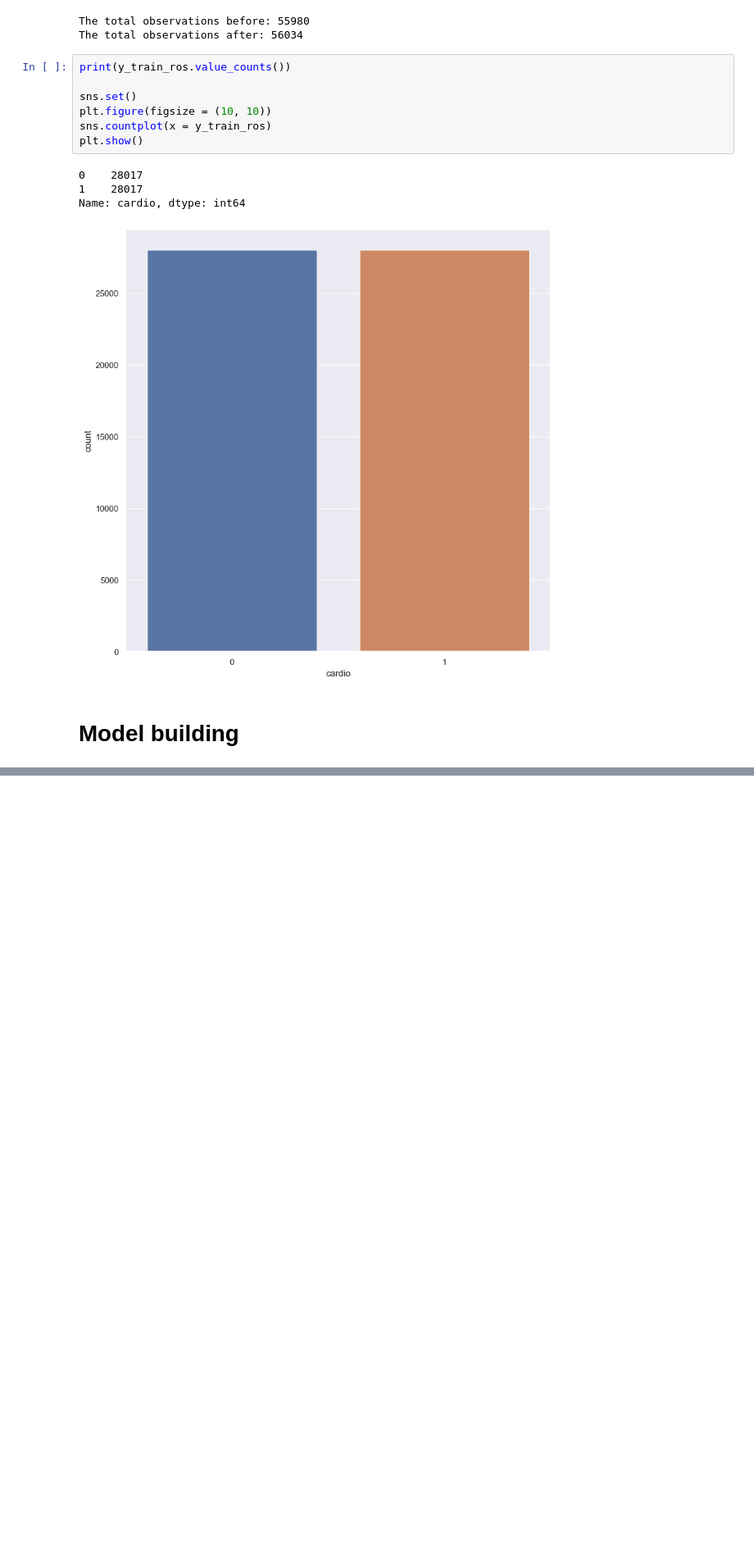
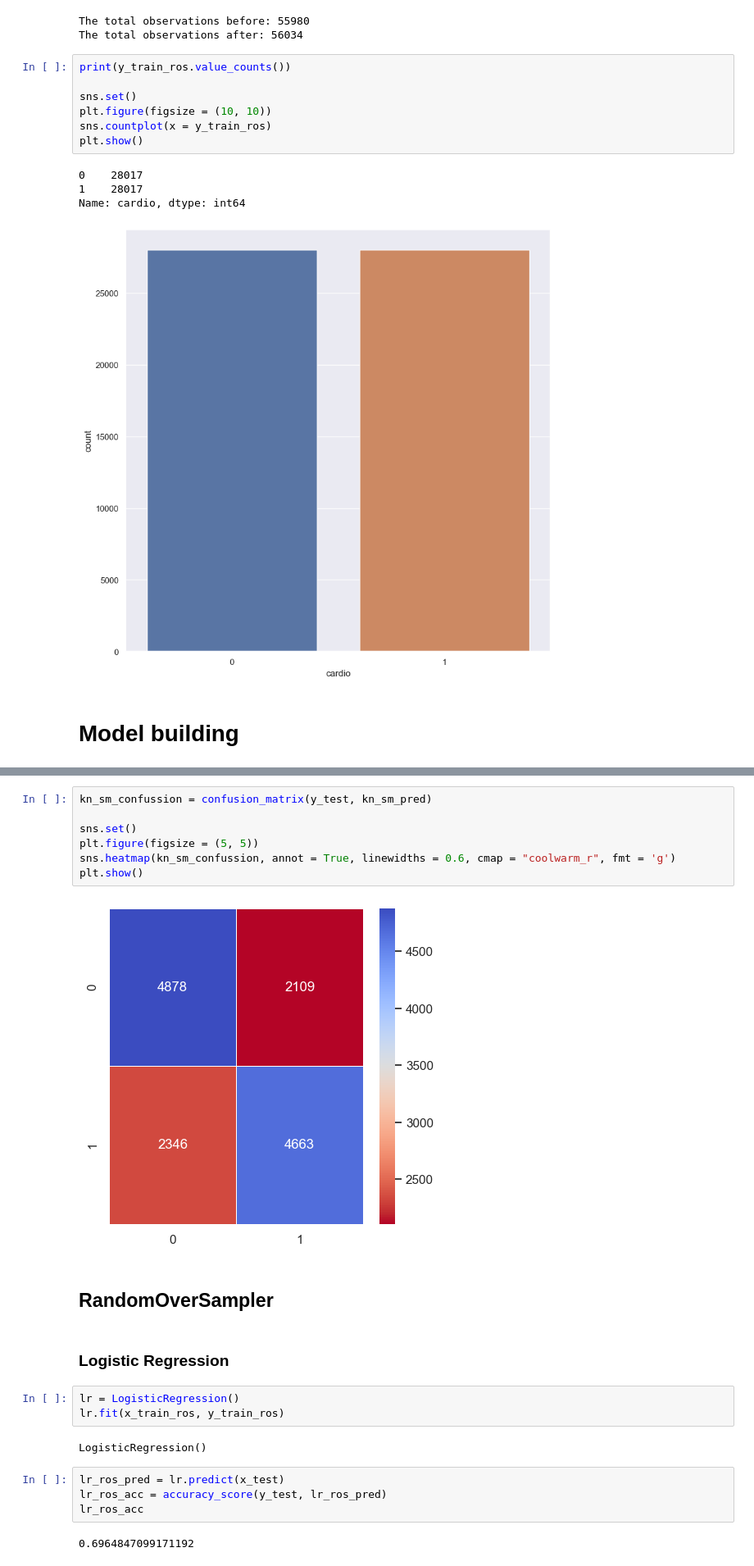
Before and after one commit to pinilDissanayaka/Cardiovascular-Disease-Prediction, a Jupyter notebook: Notebook/Model.ipynb, the cells around one changed output, grey strips where cells are left out. Shown: that part at 82% size. Saved outputs shown, nothing was run; the diff lists cells and outputs as text; blank space fills up the shorter version.

```diff
--- a/Notebook/Model.ipynb
+++ b/Notebook/Model.ipynb
@@ -192,0 +310,24 @@ lr_ros_acc = accuracy_score(y_test, lr_ros_pred)
+# %%
+kn_sm_confussion = confusion_matrix(y_test, kn_sm_pred)
+
+sns.set()
+plt.figure(figsize = (5, 5))
+sns.heatmap(kn_sm_confussion, annot = True, linewidths = 0.6, cmap = "coolwarm_r", fmt = 'g')
+plt.show()
+# %% [output]
+[figure, added]
+# %% [markdown]
+ ## RandomOverSampler
+# %% [markdown]
+### Logistic Regression
+# %%
+lr = LogisticRegression()
+lr.fit(x_train_ros, y_train_ros)
+# %% [output]
+LogisticRegression()
+# %%
+lr_ros_pred = lr.predict(x_test)
+lr_ros_acc = accuracy_score(y_test, lr_ros_pred)
+lr_ros_acc
+# %% [output]
+0.6964847099171192
```
Also changed, not shown: parts of 22 cells of this notebook.
